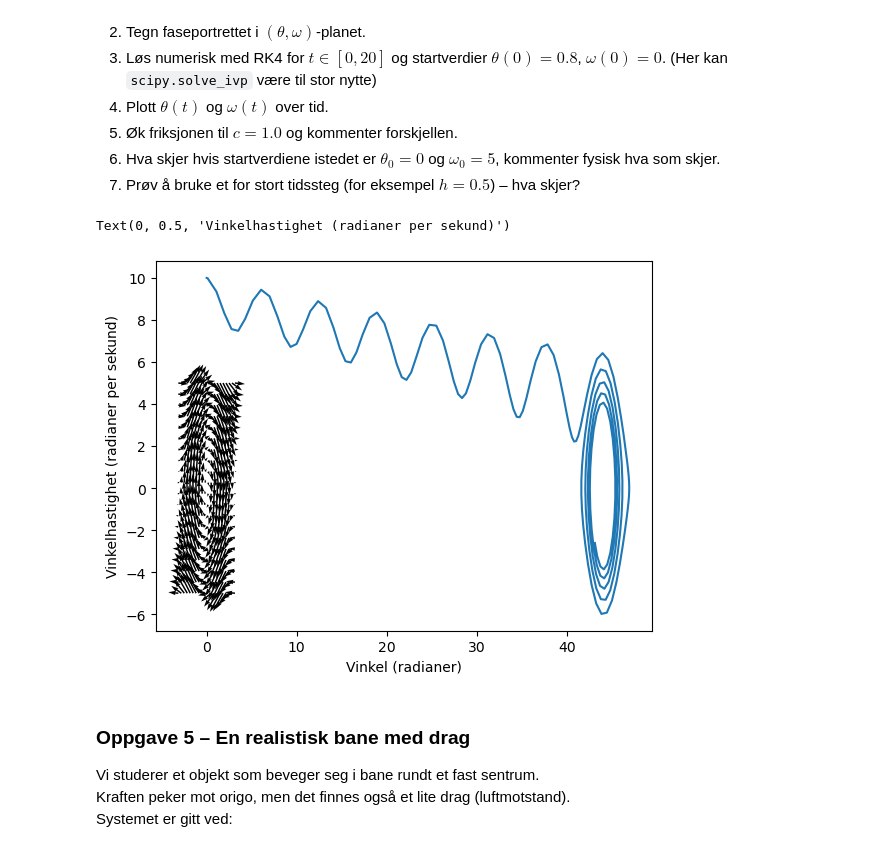
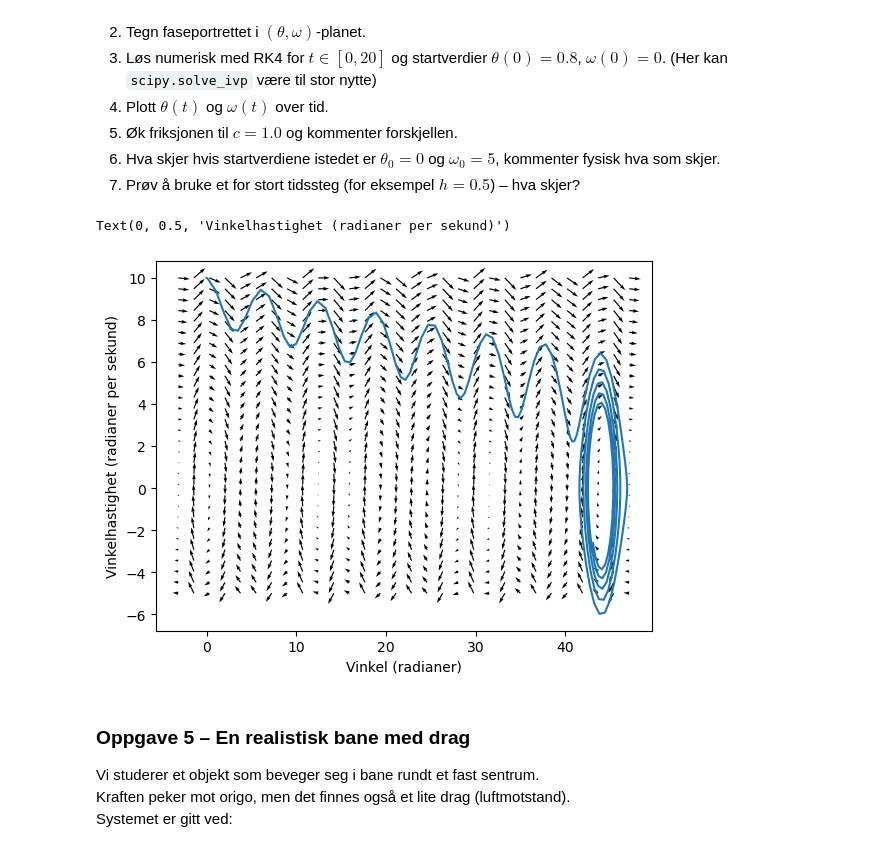
Before and after one commit to galendal/MAT160, a Jupyter notebook: oppgaverGruppeUke44_loesningsforslag.ipynb, the cells around one changed output. Saved outputs shown, nothing was run; the diff lists cells and outputs as text; code cells hidden in the pictures.

```diff
--- a/oppgaverGruppeUke44_loesningsforslag.ipynb
+++ b/oppgaverGruppeUke44_loesningsforslag.ipynb
@@ -119,37 +119,37 @@ ts = np.linspace(0, 20, 200)
 
 # Startverdier
 o0 = 10
 theta0 = 0
 
 
 # Estimerer løsning, enten med scipy.solve_ivp eller med å kode RK4 selv
 sol = scipy.integrate.solve_ivp(dydt, t_span=[t0, tSlutt], y0=[theta0, o0], max_step = 10**-1)
 Ts = sol.t
 theta_sol = sol.y[0]
 omega_sol = sol.y[1]
 
 
 # Tegner faseportrett
-theta0, theta1 = -1*np.pi, 1*np.pi
-omega0, omega1 = -5, 5
-n = 20
+theta0, theta1 = -1*np.pi, 15*np.pi
+omega0, omega1 = -5, 10
+n = 30
 
 thetas = np.linspace(theta0, theta1, n)
 omegas = np.linspace(omega0, omega1, n)
 thetas2, omegas2 = np.meshgrid(thetas, omegas)
 
 dx = dTheta_dt(0, thetas2, omegas2)
 dy = dOmega_dt(0, thetas2, omegas2)
 
 fig, ax = plt.subplots()
 
 ax.plot(theta_sol, omega_sol)
 ax.quiver(thetas, omegas, dx, dy)
 ax.set_xlabel("Vinkel (radianer)")
 ax.set_ylabel("Vinkelhastighet (radianer per sekund)")
 # %% [output]
 Text(0, 0.5, 'Vinkelhastighet (radianer per sekund)')
-[figure, old version]
+[figure, new version]
 # %% [markdown]
 ### **Oppgave 5 – En realistisk bane med drag**
 
```
Also changed, not shown: parts of 1 cell of this notebook, 1 other file.
